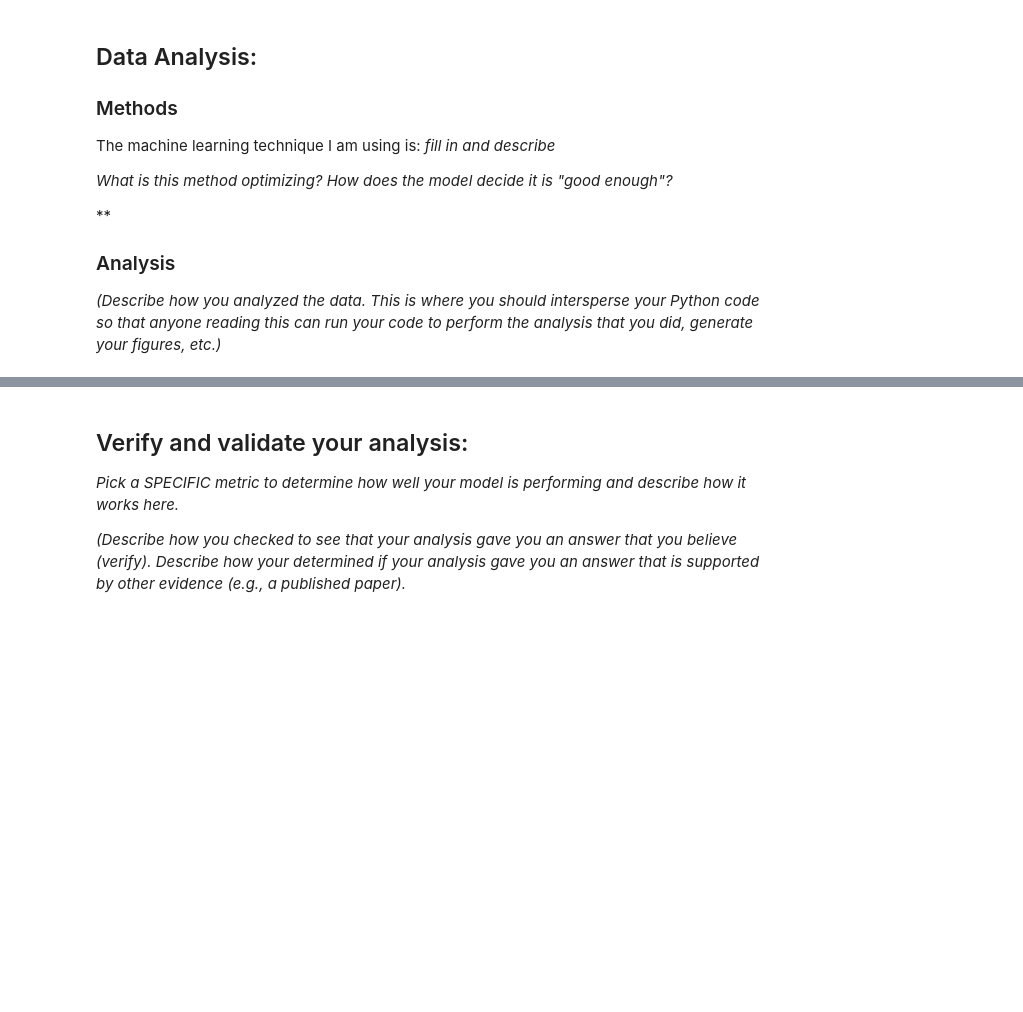
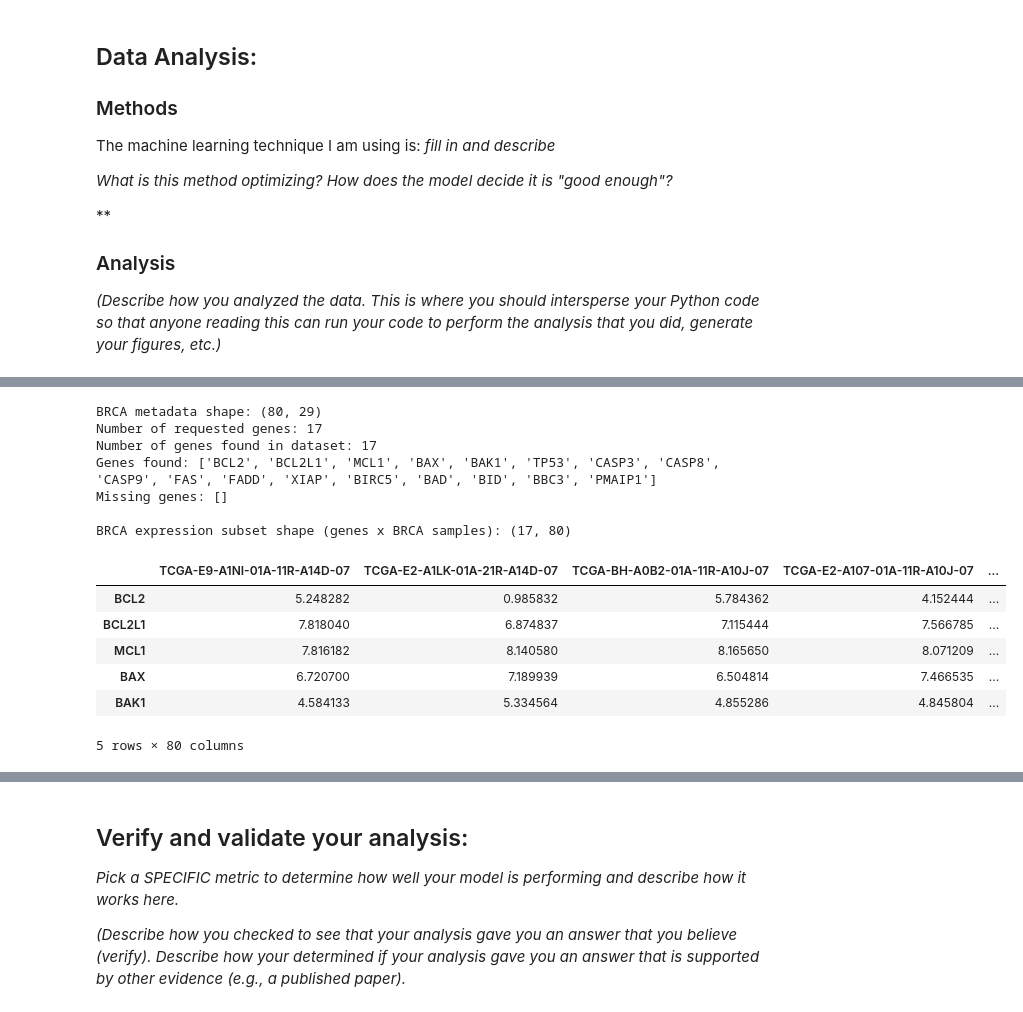
Before and after one commit to breckleytheresa13-debug/Module-4-Cancer_breckley_chen, a Jupyter notebook: code/Module 4 Template.ipynb, the cells around one changed output, grey strips where cells are left out. Saved outputs shown, nothing was run; the diff lists cells and outputs as text; code cells hidden in the pictures; blank space fills up the shorter version.

```diff
--- a/code/Module 4 Template.ipynb
+++ b/code/Module 4 Template.ipynb
@@ -90,0 +138,42 @@ The machine learning technique I am using is: *fill in and describe*
+# %%
+# Subset metadata to breast cancer
+brca_metadata = metadata_df[metadata_df["cancer_type"] == "BRCA"].copy()
+print("BRCA metadata shape:", brca_metadata.shape)
+
+# Apoptosis / resisting apoptosis gene set
+desired_gene_list = [
+    "BCL2", "BCL2L1", "MCL1", "BAX", "BAK1",
+    "TP53", "CASP3", "CASP8", "CASP9",
+    "FAS", "FADD", "XIAP", "BIRC5",
+    "BAD", "BID", "BBC3", "PMAIP1"
+]
+
+available_genes = [gene for gene in desired_gene_list if gene in data.index]
+missing_genes = [gene for gene in desired_gene_list if gene not in data.index]
+
+print("Number of requested genes:", len(desired_gene_list))
+print("Number of genes found in dataset:", len(available_genes))
+print("Genes found:", available_genes)
+print("Missing genes:", missing_genes)
+
+# Subset expression data to BRCA samples and apoptosis genes
+brca_sample_ids = brca_metadata.index.intersection(data.columns)
+brca_data = data.loc[available_genes, brca_sample_ids]
+
+print("\nBRCA expression subset shape (genes x BRCA samples):", brca_data.shape)
+brca_data.head()
+# %% [output]
+BRCA metadata shape: (80, 29)
+Number of requested genes: 17
+Number of genes found in dataset: 17
+Genes found: ['BCL2', 'BCL2L1', 'MCL1', 'BAX', 'BAK1', 'TP53', 'CASP3', 'CASP8', 'CASP9', 'FAS', 'FADD', 'XIAP', 'BIRC5', 'BAD', 'BID', 'BBC3', 'PMAIP1']
+Missing genes: []
+
+BRCA expression subset shape (genes x BRCA samples): (17, 80)
+|  | TCGA-E9-A1NI-01A-11R-A14D-07 | TCGA-E2-A1LK-01A-21R-A14D-07 | TCGA-BH-A0B2-01A-11R-A10J-07 | TCGA-E2-A107-01A-11R-A10J-07 | ... |
+| BCL2 | 5.248282 | 0.985832 | 5.784362 | 4.152444 | ... |
+| BCL2L1 | 7.818040 | 6.874837 | 7.115444 | 7.566785 | ... |
+| MCL1 | 7.816182 | 8.140580 | 8.165650 | 8.071209 | ... |
+| BAX | 6.720700 | 7.189939 | 6.504814 | 7.466535 | ... |
+| BAK1 | 4.584133 | 5.334564 | 4.855286 | 4.845804 | ... |
+5 rows × 80 columns
```
Also changed, not shown: parts of 14 cells of this notebook.
